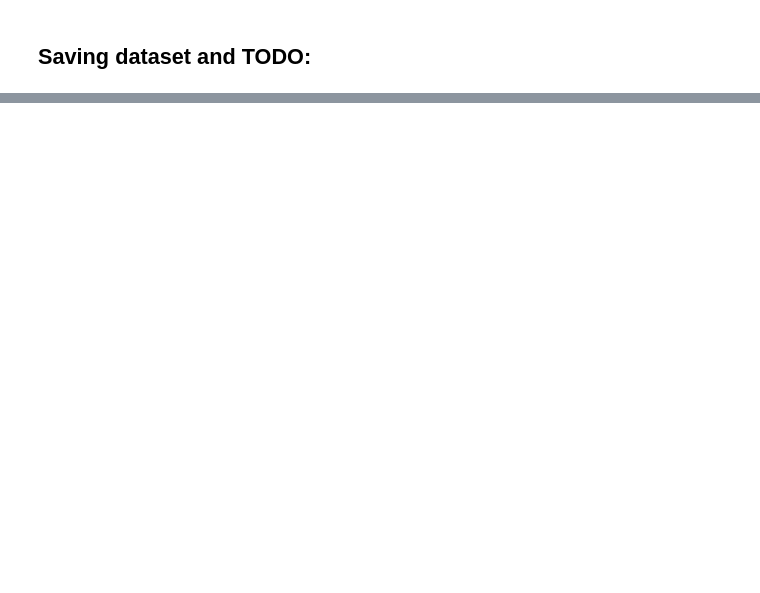
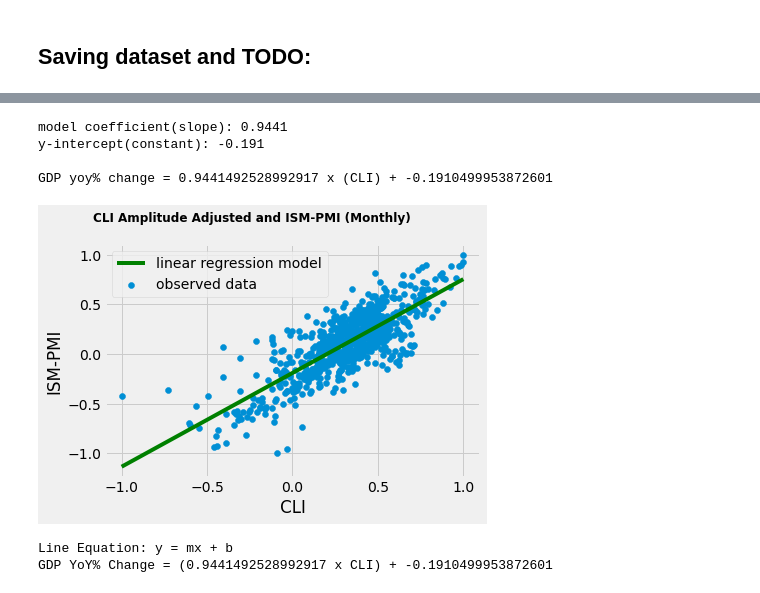
Before and after one commit to drewamorbordelon/Correlation_Regression_CLI_GDP, a Jupyter notebook: notebooks/cli_gdp_EDA.ipynb, the cells around one changed output, grey strips where cells are left out. Saved outputs shown, nothing was run; the diff lists cells and outputs as text; code cells hidden in the pictures; blank space fills up the shorter version.

```diff
--- a/notebooks/cli_gdp_EDA.ipynb
+++ b/notebooks/cli_gdp_EDA.ipynb
@@ -244,0 +352,50 @@ pd.DataFrame.to_csv(cli, "../datasets/cli.csv")
+# %%
+# Fit the Linear Regression model
+model2.fit(X_cli2_2d, y_pmi)
+
+# Slope (also called the model coefficient) / rounding to 4 decimals
+print(f'model coefficient(slope): {model2.coef_[0].round(4)}')
+
+# Intercept / rounding to 4 decimals
+print(f'y-intercept(constant): {model2.intercept_.round(4)}')
+
+# In equation form
+print(f'\nGDP yoy% change = {model2.coef_[0]} x (CLI) + {model2.intercept_}')
+# %% [output]
+model coefficient(slope): 0.9441
+y-intercept(constant): -0.191
+
+GDP yoy% change = 0.9441492528992917 x (CLI) + -0.1910499953872601
+# %%
+# Generate the line from the model coefficients
+x_line2 = np.linspace(-1, 1)
+# x_line = np.linspace(170,240)
+y_line2 = model2.coef_ * x_line + model2.intercept_
+# %%
+"""Plotting the Linear Regression"""
+# Create the figure and axes objects
+fig, ax = plt.subplots(1)
+# Set Title
+ax.set_title("CLI Amplitude Adjusted and ISM-PMI (Monthly)", fontsize=12, fontweight='bold', x=.392, y=1.07)
+# Scatter plot
+ax.scatter(x = X_cli2_2d, y = y_pmi, label="observed data")
+# Plotting regression line
+ax.plot(x_line2, y_line2, color='g', label="linear regression model")
+# Setting x and y -axis labels
+ax.set_xlabel('CLI')
+ax.set_ylabel('ISM-PMI')
+
+# Creates Legend for linear regression and observed data
+ax.legend(loc="upper left")
+
+# Saving image as a .png file
+plt.savefig('../graphs/PMI_CLI.png', transparent=False, dpi=150)
+plt.show()
+
+# In equation form
+print("Line Equation: y = mx + b")
+print(f'GDP YoY% Change = ({model2.coef_[0]} x CLI) + {model2.intercept_}')
+# %% [output]
+[figure, added]
+Line Equation: y = mx + b
+GDP YoY% Change = (0.9441492528992917 x CLI) + -0.1910499953872601
```
Also changed, not shown: parts of 15 cells of this notebook, 1 other file.
